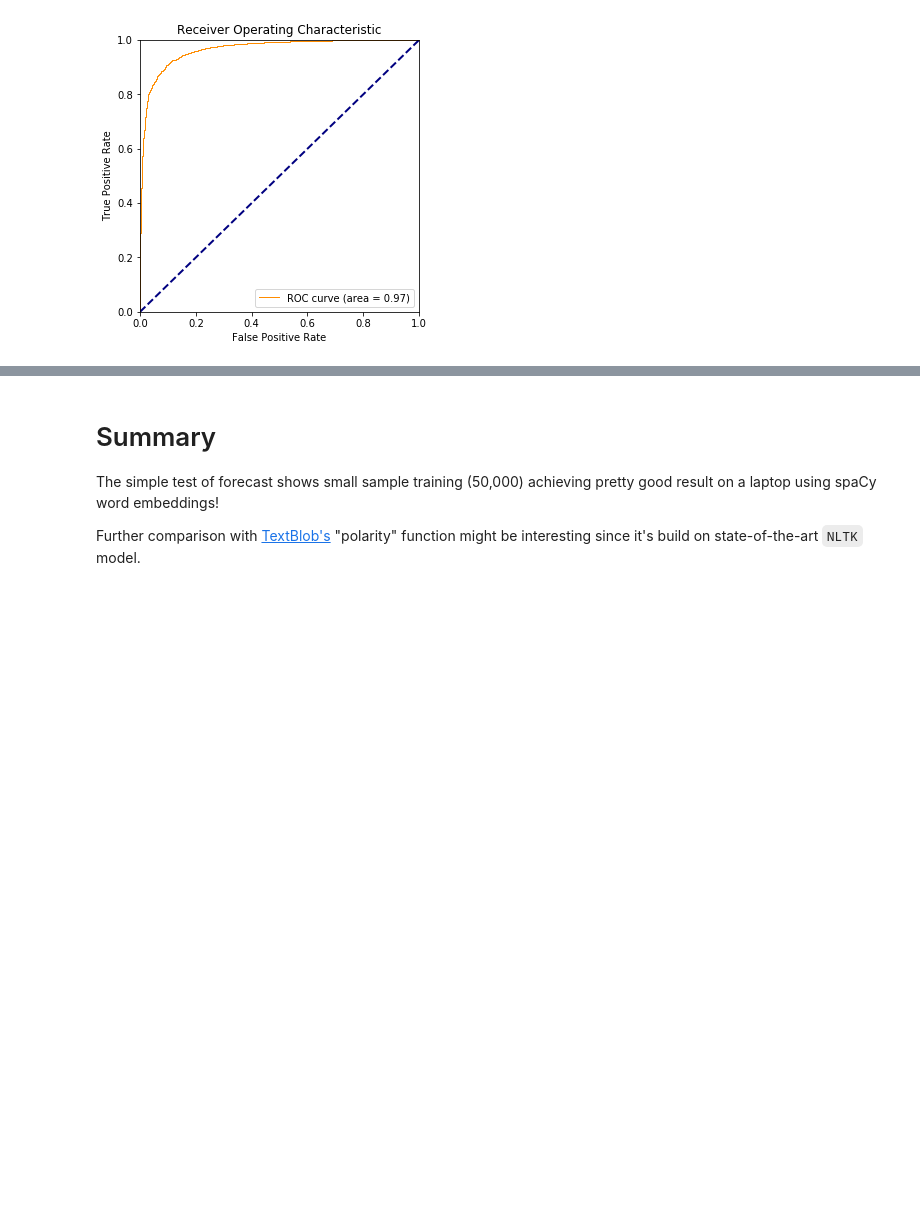
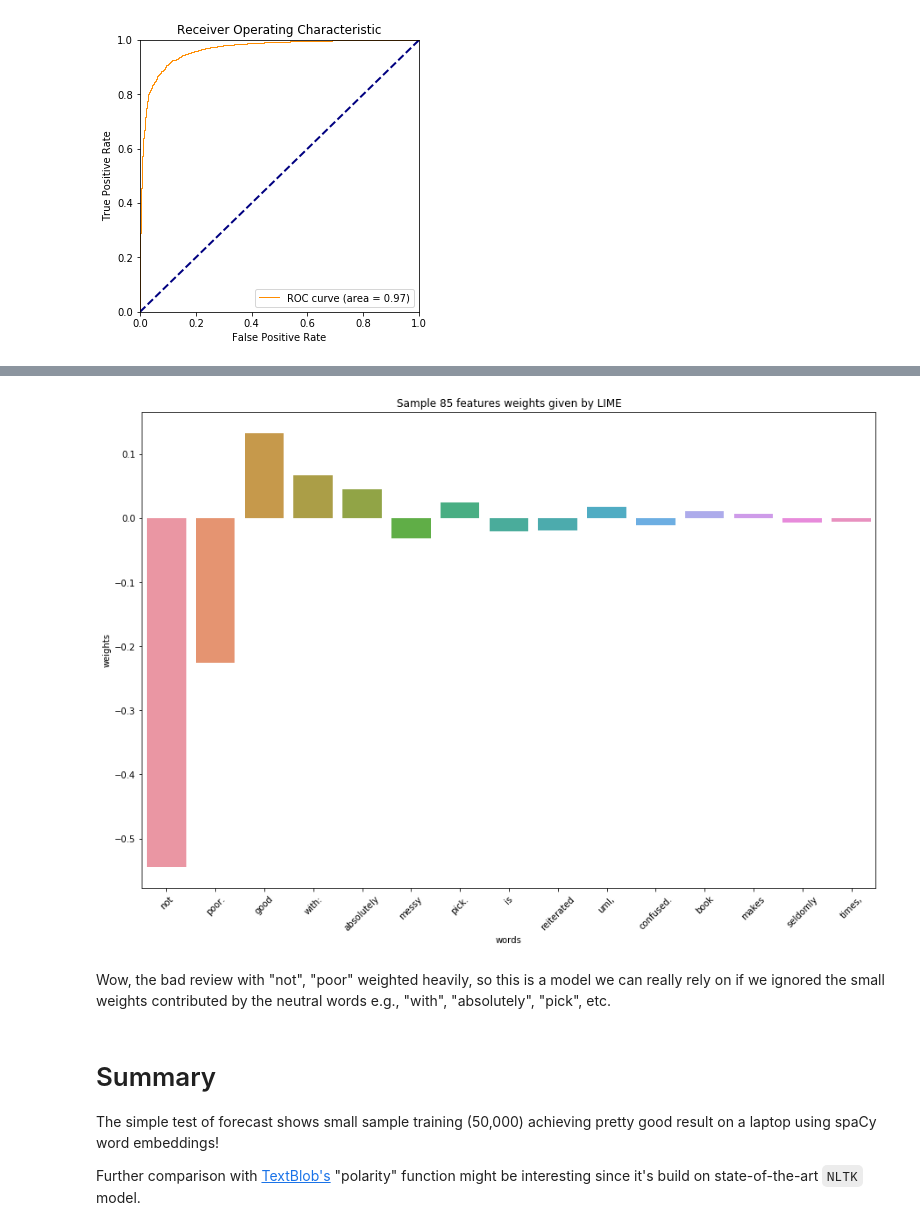
Before and after one commit to ginochen/NLP_spaCy_cuDNNLSTM, a Jupyter notebook: NLP_spaCy_cuDNNLSTM.ipynb, the cells around one changed output, grey strips where cells are left out. Saved outputs shown, nothing was run; the diff lists cells and outputs as text; code cells hidden in the pictures; blank space fills up the shorter version.

```diff
--- a/NLP_spaCy_cuDNNLSTM.ipynb
+++ b/NLP_spaCy_cuDNNLSTM.ipynb
@@ -321,0 +341,8 @@ True class: bad
+# %%
+idx = 85
+sentence = test_cases[idx]
+print(sentence)
+exp = explainer.explain_instance(sentence, c.predict_proba, num_features=15)
+print('Document id: %d' % idx)
+print('Probability =', c.predict_proba([test_cases[idx]])[0,1])
+print('True class: %s' % class_names[test_labels[idx]])
@@ -322,3 +356,15 @@ True class: bad
+# %%
+weights = OrderedDict(exp.as_list())
+lime_weights = pd.DataFrame({'words': list(weights.keys()), 'weights': list(weights.values())})
+
+plt.figure(figsize=(15,10))
+sns.barplot(x="words", y="weights", data=lime_weights);
+plt.xticks(rotation=45)
+plt.title('Sample {} features weights given by LIME'.format(idx));
+# %% [output]
+[figure, added]
+# %% [markdown]
+Wow, the bad review with "not", "poor" weighted heavily, so this is a model we can really rely on if we ignored the small weights contributed by the neutral words e.g., "with", "absolutely", "pick", etc.
 # %% [markdown]
 # Summary
 The simple test of forecast shows small sample training (50,000) achieving pretty good result on a laptop using spaCy word embeddings!
```
Also changed, not shown: parts of 8 cells of this notebook.
